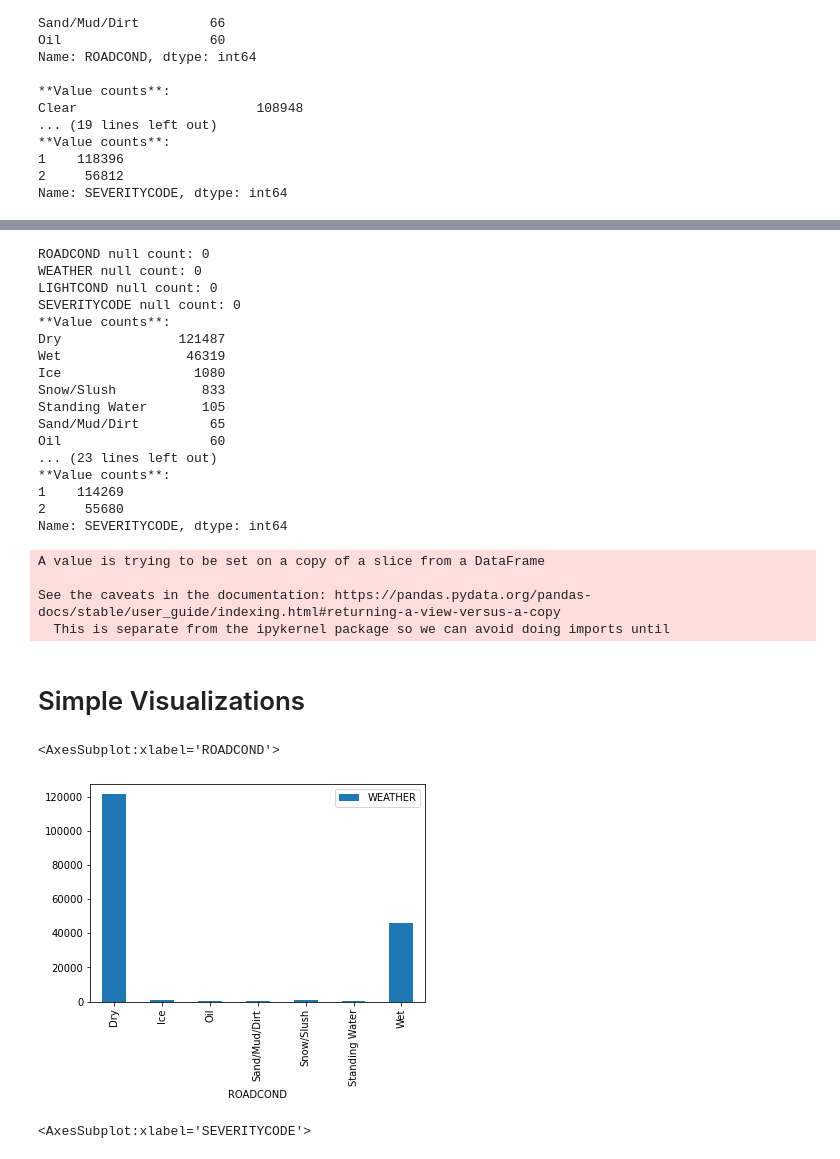
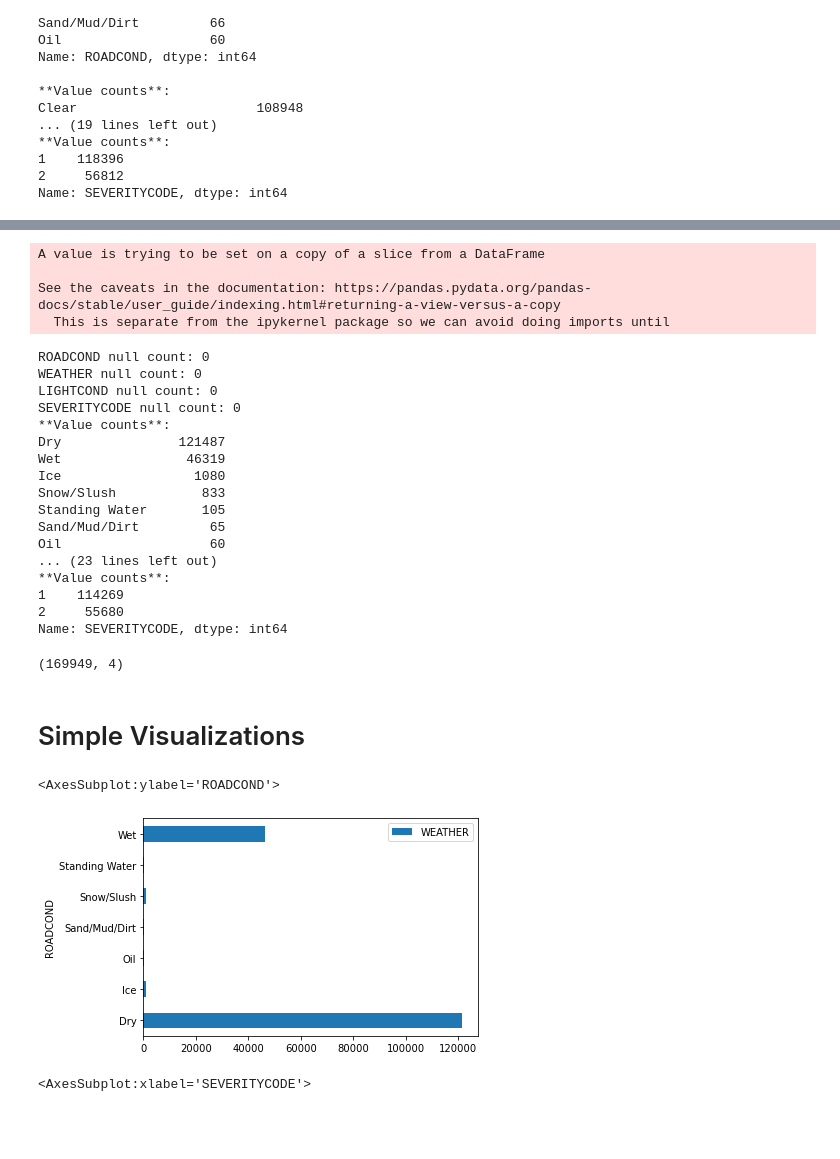
Before and after one commit to rsemin/accident_prediction_capstone, a Jupyter notebook: notebook.ipynb, the cells around one changed output, grey strips where cells are left out. Drawn from its saved outputs; the diff is of its cells as text; code cells hidden in the pictures; blank space fills up the shorter version.

```diff
--- a/notebook.ipynb
+++ b/notebook.ipynb
@@ -185,28 +185,30 @@ SEVERITYCODE null count: 0
 df_complete_target.dropna(inplace=True)
 check_nulls(df_complete_target)
 print_value_counts(df_complete_target)
+df_complete_target.shape
 # %% [output]
-ROADCOND null count: 0
-WEATHER null count: 0
-LIGHTCOND null count: 0
-SEVERITYCODE null count: 0
-**Value counts**:
-Dry               121487
-Wet                46319
-Ice                 1080
-Snow/Slush           833
-Standing Water       105
-Sand/Mud/Dirt         65
-Oil                   60
-... (23 lines left out)
-**Value counts**:
-1    114269
-2     55680
-Name: SEVERITYCODE, dtype: int64
+A value is trying to be set on a copy of a slice from a DataFrame
+
+See the caveats in the documentation: https://pandas.pydata.org/pandas-docs/stable/user_guide/indexing.html#returning-a-view-versus-a-copy
+  This is separate from the ipykernel package so we can avoid doing imports until
-A value is trying to be set on a copy of a slice from a DataFrame
-
-See the caveats in the documentation: https://pandas.pydata.org/pandas-docs/stable/user_guide/indexing.html#returning-a-view-versus-a-copy
-  This is separate from the ipykernel package so we can avoid doing imports until
+ROADCOND null count: 0
+WEATHER null count: 0
+LIGHTCOND null count: 0
+SEVERITYCODE null count: 0
+**Value counts**:
+Dry               121487
+Wet                46319
+Ice                 1080
+Snow/Slush           833
+Standing Water       105
+Sand/Mud/Dirt         65
+Oil                   60
+... (23 lines left out)
+**Value counts**:
+1    114269
+2     55680
+Name: SEVERITYCODE, dtype: int64
+(169949, 4)
 # %%
 # standardize UNDERINFL column
 
@@ -221,10 +223,10 @@ import matplotlib.pyplot as plt
 # %%
 # Bar graph: Road Condition count
 df_road_vs_weather = df_complete_target.groupby('ROADCOND', axis=0).count()
-df_road_vs_weather.loc[:,['WEATHER']].plot(kind='bar')
+df_road_vs_weather.loc[:,['WEATHER']].plot(kind='barh')
 # %% [output]
-<AxesSubplot:xlabel='ROADCOND'>
+<AxesSubplot:ylabel='ROADCOND'>
-[figure, old version]
+[figure, new version]
 # %%
 # Bar graph: Severity count
 df_severity = df_complete_target.groupby('SEVERITYCODE', axis=0).count()
```
Also changed, not shown: parts of 4 cells of this notebook, 1 other file.
